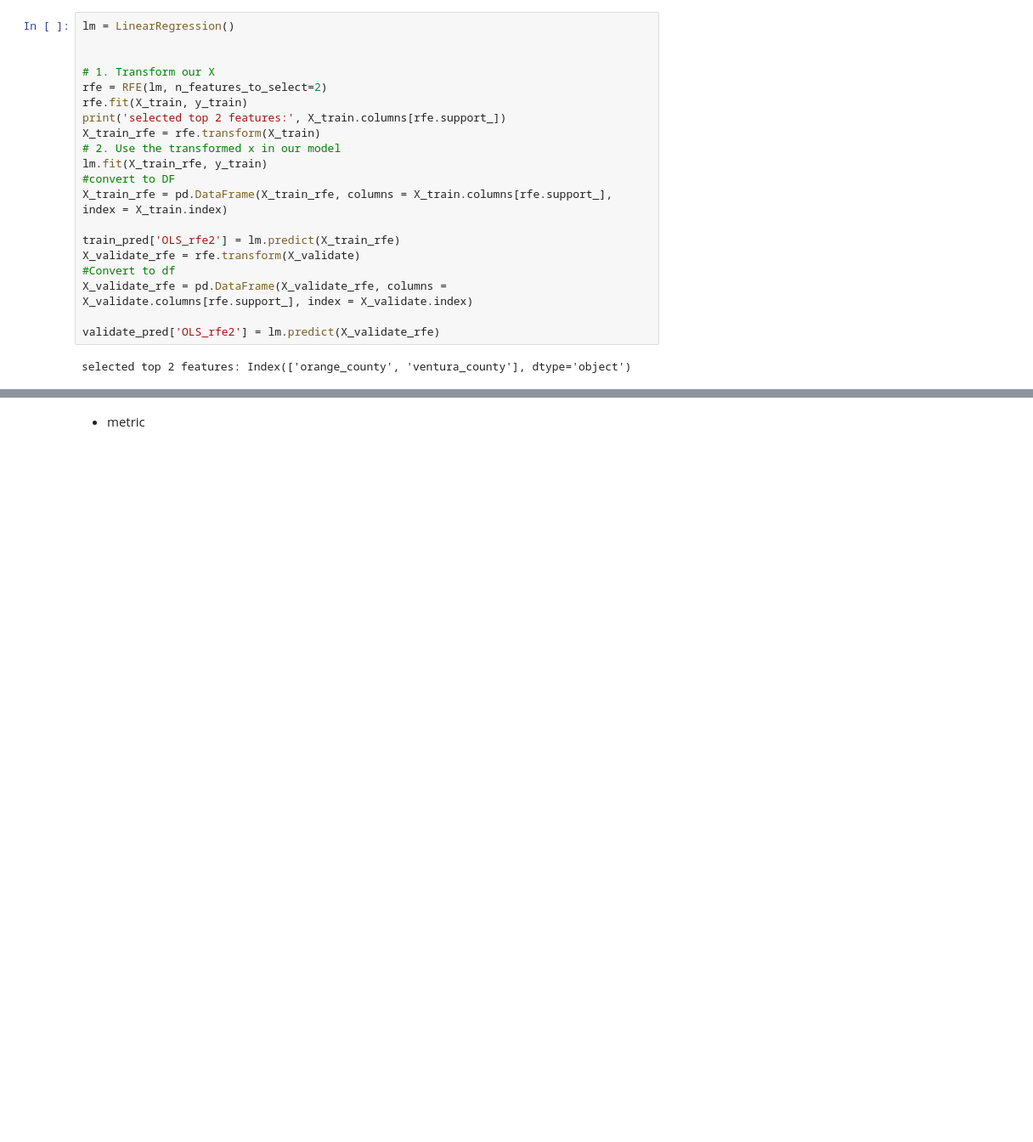
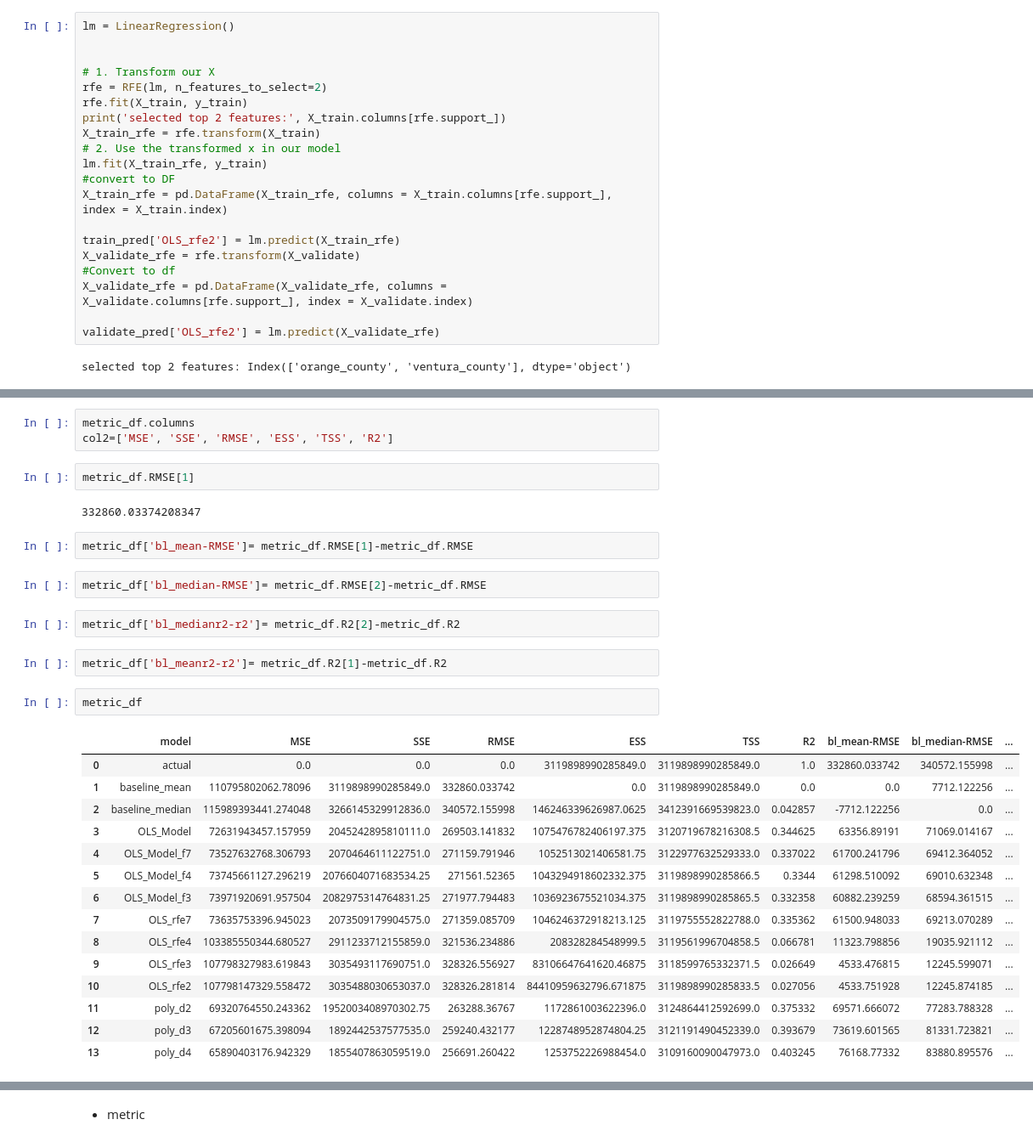
Before and after one commit to Yvette-Ibarra/regression-project, a Jupyter notebook: 3rd_Working_notebook_zillow.ipynb, the cells around one changed output, grey strips where cells are left out. Shown at 85% size. Saved outputs shown, nothing was run; the diff lists cells and outputs as text; blank space fills up the shorter version.

Commit message:
update evaluate models

```diff
--- a/3rd_Working_notebook_zillow.ipynb
+++ b/3rd_Working_notebook_zillow.ipynb
@@ -947,0 +957,33 @@ OLS_Model_f4
+# %%
+metric_df.columns
+col2=['MSE', 'SSE', 'RMSE', 'ESS', 'TSS', 'R2']
+# %%
+metric_df.RMSE[1]
+# %% [output]
+332860.03374208347
+# %%
+metric_df['bl_mean-RMSE']= metric_df.RMSE[1]-metric_df.RMSE
+# %%
+metric_df['bl_median-RMSE']= metric_df.RMSE[2]-metric_df.RMSE
+# %%
+metric_df['bl_medianr2-r2']= metric_df.R2[2]-metric_df.R2
+# %%
+metric_df['bl_meanr2-r2']= metric_df.R2[1]-metric_df.R2
+# %%
+metric_df
+# %% [output]
+|  | model | MSE | SSE | RMSE | ESS | TSS | R2 | bl_mean-RMSE | bl_median-RMSE | ... |
+| 0 | actual | 0.0 | 0.0 | 0.0 | 3119898990285849.0 | 3119898990285849.0 | 1.0 | 332860.033742 | 340572.155998 | ... |
+| 1 | baseline_mean | 110795802062.78096 | 3119898990285849.0 | 332860.033742 | 0.0 | 3119898990285849.0 | 0.0 | 0.0 | 7712.122256 | ... |
+| 2 | baseline_median | 115989393441.274048 | 3266145329912836.0 | 340572.155998 | 146246339626987.0625 | 3412391669539823.0 | 0.042857 | -7712.122256 | 0.0 | ... |
+| 3 | OLS_Model | 72631943457.157959 | 2045242895810111.0 | 269503.141832 | 1075476782406197.375 | 3120719678216308.5 | 0.344625 | 63356.89191 | 71069.014167 | ... |
+| 4 | OLS_Model_f7 | 73527632768.306793 | 2070464611122751.0 | 271159.791946 | 1052513021406581.75 | 3122977632529333.0 | 0.337022 | 61700.241796 | 69412.364052 | ... |
+| 5 | OLS_Model_f4 | 73745661127.296219 | 2076604071683534.25 | 271561.52365 | 1043294918602332.375 | 3119898990285866.5 | 0.3344 | 61298.510092 | 69010.632348 | ... |
+| 6 | OLS_Model_f3 | 73971920691.957504 | 2082975314764831.25 | 271977.794483 | 1036923675521034.375 | 3119898990285865.5 | 0.332358 | 60882.239259 | 68594.361515 | ... |
+| 7 | OLS_rfe7 | 73635753396.945023 | 2073509179904575.0 | 271359.085709 | 1046246372918213.125 | 3119755552822788.0 | 0.335362 | 61500.948033 | 69213.070289 | ... |
+| 8 | OLS_rfe4 | 103385550344.680527 | 2911233712155859.0 | 321536.234886 | 208328284548999.5 | 3119561996704858.5 | 0.066781 | 11323.798856 | 19035.921112 | ... |
+| 9 | OLS_rfe3 | 107798327983.619843 | 3035493117690751.0 | 328326.556927 | 83106647641620.46875 | 3118599765332371.5 | 0.026649 | 4533.476815 | 12245.599071 | ... |
+| 10 | OLS_rfe2 | 107798147329.558472 | 3035488030653037.0 | 328326.281814 | 84410959632796.671875 | 3119898990285833.5 | 0.027056 | 4533.751928 | 12245.874185 | ... |
+| 11 | poly_d2 | 69320764550.243362 | 1952003408970302.75 | 263288.36767 | 1172861003622396.0 | 3124864412592699.0 | 0.375332 | 69571.666072 | 77283.788328 | ... |
+| 12 | poly_d3 | 67205601675.398094 | 1892442537577535.0 | 259240.432177 | 1228748952874804.25 | 3121191490452339.0 | 0.393679 | 73619.601565 | 81331.723821 | ... |
+| 13 | poly_d4 | 65890403176.942329 | 1855407863059519.0 | 256691.260422 | 1253752226988454.0 | 3109160090047973.0 | 0.403245 | 76168.77332 | 83880.895576 | ... |
```
Also changed, not shown: parts of 58 cells of this notebook.
